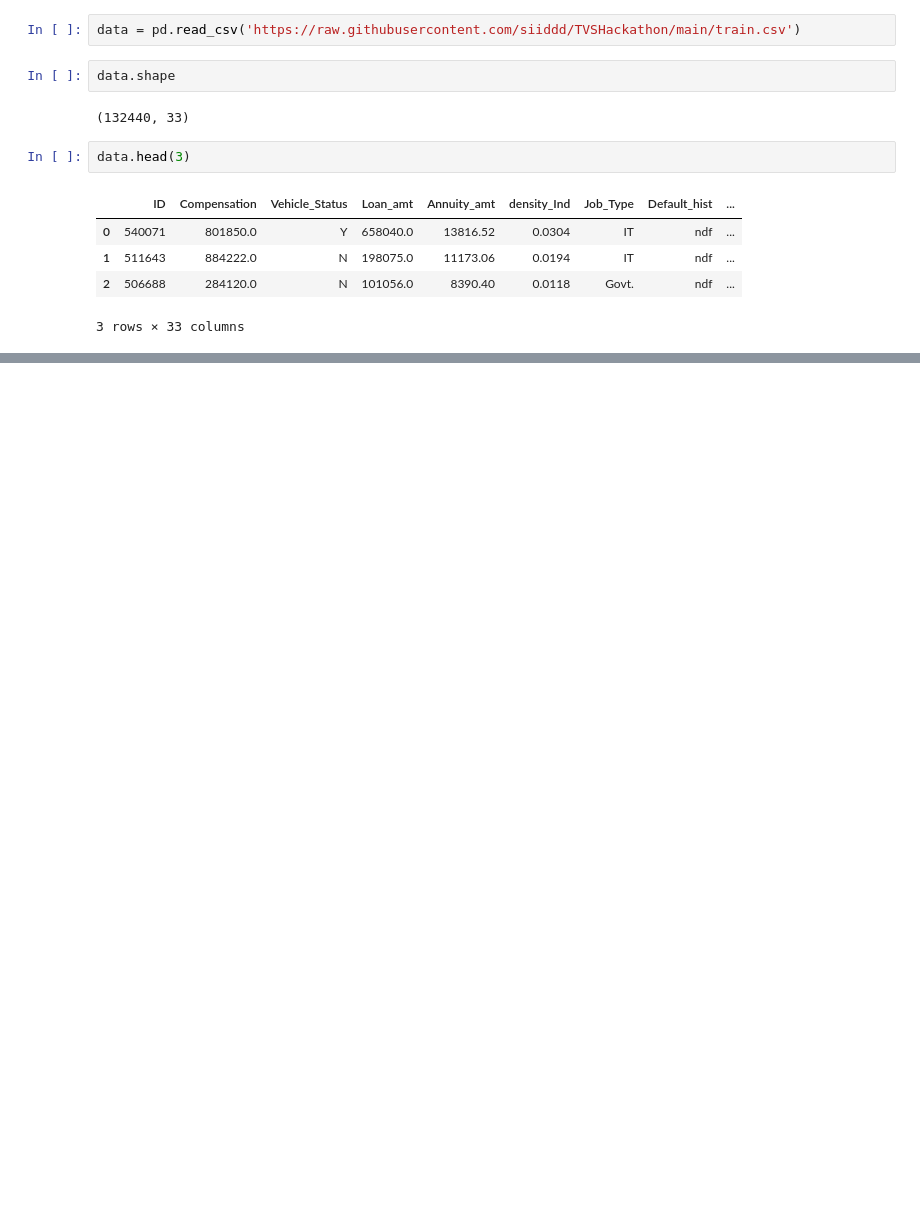
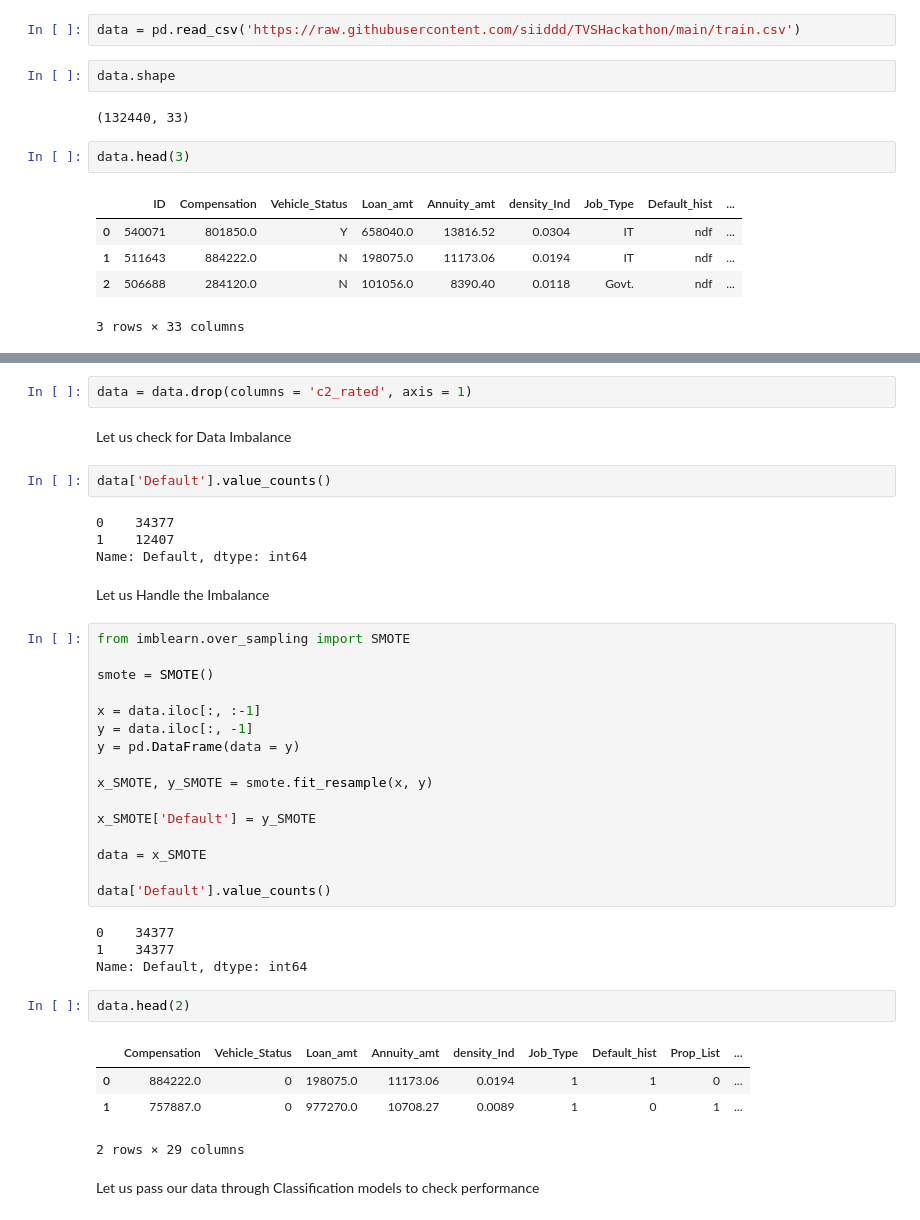
Before and after one commit to siiddd/TVSHackathon, a Jupyter notebook: Siddharth.ipynb, the cells around one changed output, grey strips where cells are left out. Saved outputs shown, nothing was run; the diff lists cells and outputs as text; blank space fills up the shorter version.

```diff
--- a/Siddharth.ipynb
+++ b/Siddharth.ipynb
@@ -37,0 +113,41 @@ data.head(2)
+# %%
+data = data.drop(columns = 'c2_rated', axis = 1)
+# %% [markdown]
+Let us check for Data Imbalance
+# %%
+data['Default'].value_counts()
+# %% [output]
+0    34377
+1    12407
+Name: Default, dtype: int64
+# %% [markdown]
+Let us Handle the Imbalance
+# %%
+from imblearn.over_sampling import SMOTE
+
+smote = SMOTE()
+
+x = data.iloc[:, :-1]
+y = data.iloc[:, -1]
+y = pd.DataFrame(data = y)
+
+x_SMOTE, y_SMOTE = smote.fit_resample(x, y)
+
+x_SMOTE['Default'] = y_SMOTE
+
+data = x_SMOTE
+
+data['Default'].value_counts()
+# %% [output]
+0    34377
+1    34377
+Name: Default, dtype: int64
+# %%
+data.head(2)
+# %% [output]
+|  | Compensation | Vehicle_Status | Loan_amt | Annuity_amt | density_Ind | Job_Type | Default_hist | Prop_List | ... |
+| 0 | 884222.0 | 0 | 198075.0 | 11173.06 | 0.0194 | 1 | 1 | 0 | ... |
+| 1 | 757887.0 | 0 | 977270.0 | 10708.27 | 0.0089 | 1 | 0 | 1 | ... |
+2 rows × 29 columns
+# %% [markdown]
+Let us pass our data through Classification models to check performance
```
Also changed, not shown: parts of 17 cells of this notebook.
